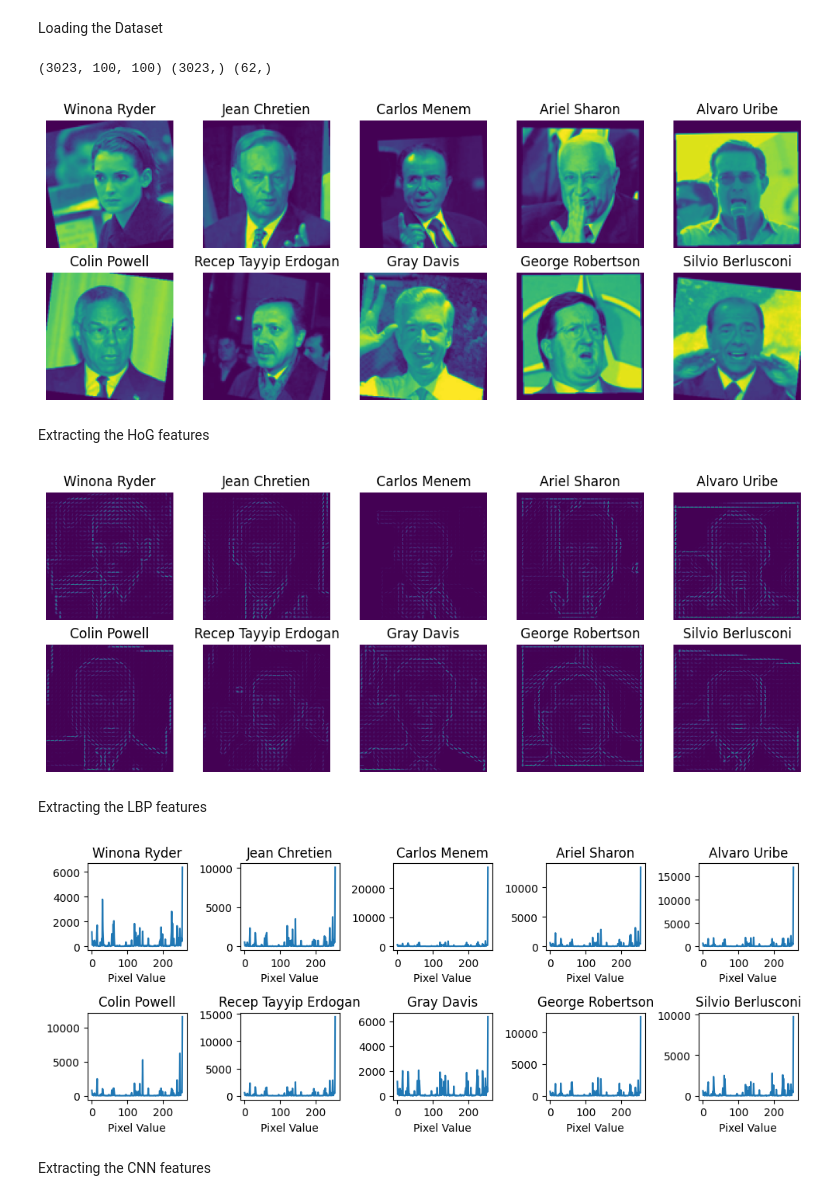
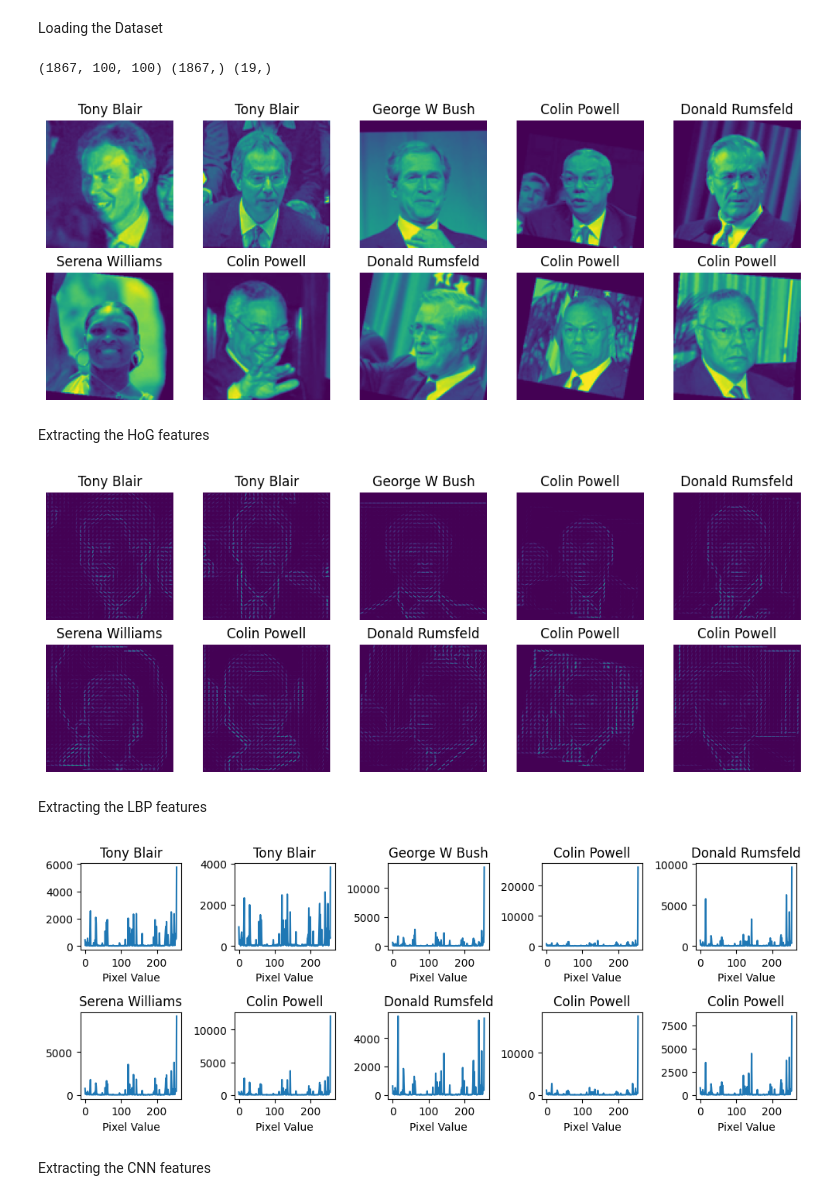
Before and after one commit to Irwindeep/csl2050, a Jupyter notebook: src/face-identification.ipynb, the cells around one changed output. Cells and saved outputs as stored; diff of their text form; code cells hidden in the pictures.

```diff
--- a/src/face-identification.ipynb
+++ b/src/face-identification.ipynb
@@ -175,26 +175,26 @@ Loading the Dataset
 # %%
 import matplotlib.pyplot as plt
 DATA_DIR = "../Dataset/lfw-deepfunneled/lfw-deepfunneled"   # Directory containing all the images
 
 # Calling the function to fetch and load images
-faces, target, target_names, paths = fetch_lfw_deep_people(DATA_DIR, resize=0.4, min_faces_per_person=20)
+faces, target, target_names, paths = fetch_lfw_deep_people(DATA_DIR, resize=0.4, min_faces_per_person=40)
 
 print(faces.shape, target.shape, target_names.shape)
 h = faces.shape[1]
 w = faces.shape[2]
 
 # Plotting the faces
 plt.figure(figsize=(10, 4))
 for i in range(10):
     plt.subplot(2, 5, i + 1)
     plt.imshow(faces[i])
     plt.title(target_names[target[i]])
     plt.axis('off')
 plt.tight_layout()
 plt.show()
 # %% [output]
-(3023, 100, 100) (3023,) (62,)
+(1867, 100, 100) (1867,) (19,)
-[figure, old version]
+[figure, new version]
 # %% [markdown]
 Extracting the HoG features
 # %%
@@ -209,7 +209,7 @@ for i in range(10):
 plt.tight_layout()
 plt.show()
 # %% [output]
-[figure, old version]
+[figure, new version]
 # %% [markdown]
 Extracting the LBP features
 # %%
@@ -224,7 +224,7 @@ for i in range(10):
 plt.tight_layout()
 plt.show()
 # %% [output]
-[figure, old version]
+[figure, new version]
 # %% [markdown]
 Extracting the CNN features
 # %%
```
Also changed, not shown: parts of 10 cells of this notebook, 4 other files.
